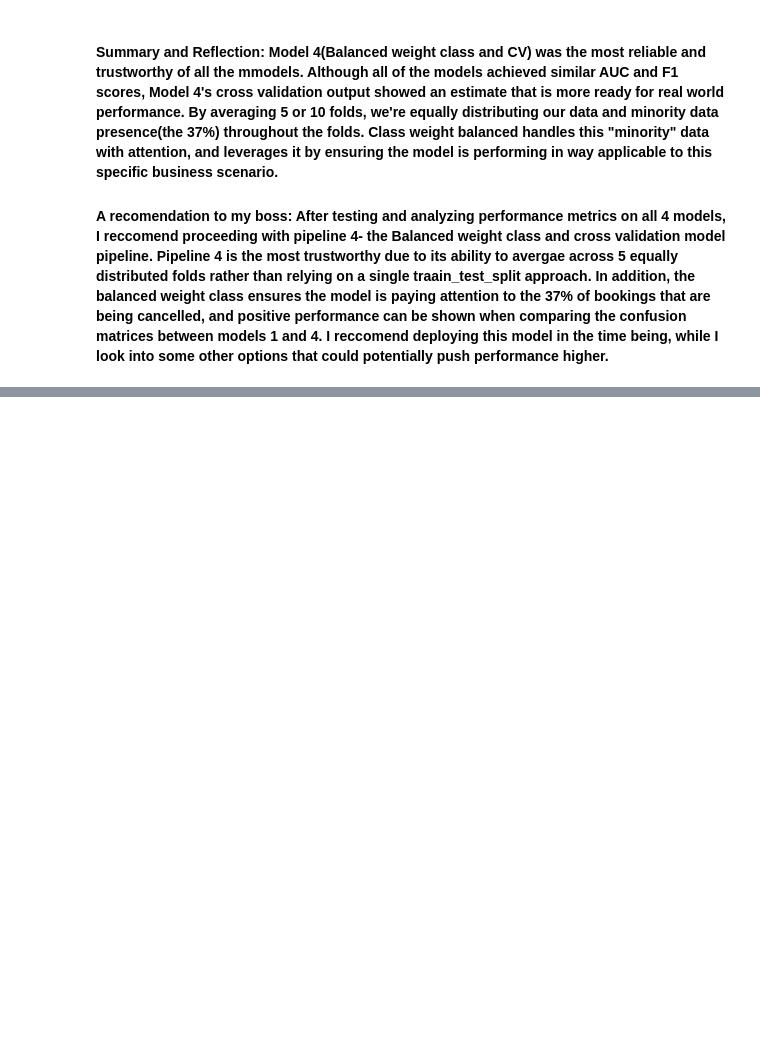
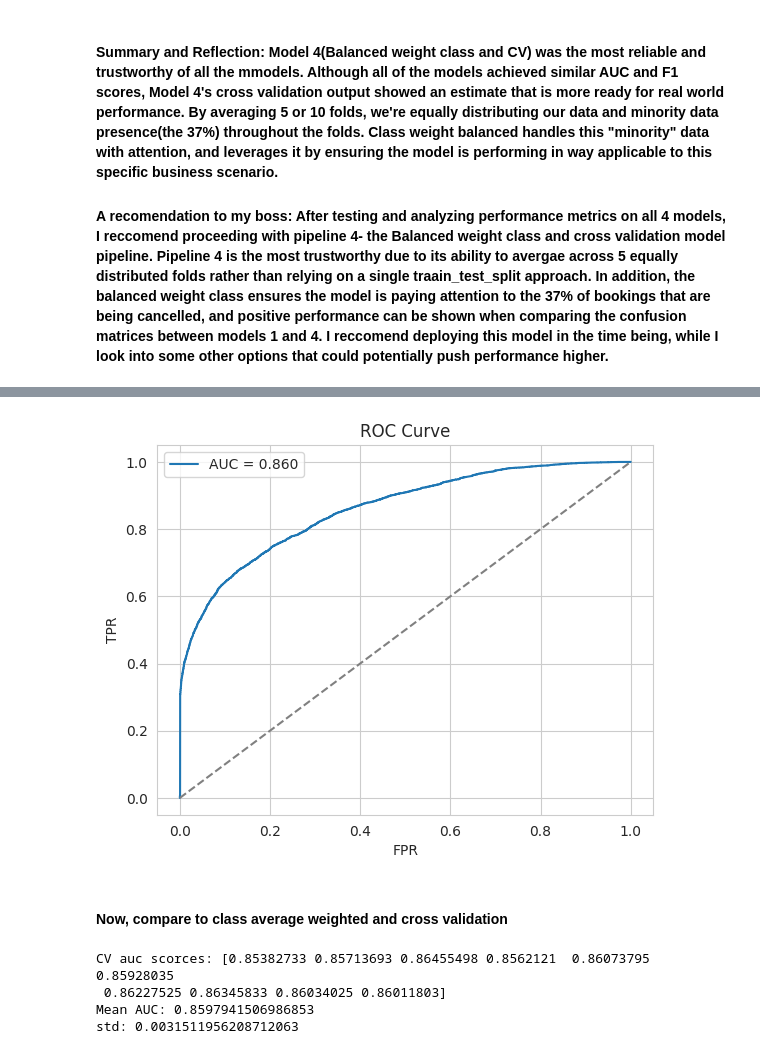
Before and after one commit to Mattcben1/Week9, a Jupyter notebook: hotel_cancellation_lab.ipynb, the cells around one changed output, grey strips where cells are left out. Drawn from its saved outputs; the diff is of its cells as text; code cells hidden in the pictures; blank space fills up the shorter version.

```diff
--- a/hotel_cancellation_lab.ipynb
+++ b/hotel_cancellation_lab.ipynb
@@ -535,0 +687,21 @@ the rankings of the coeficients
+# %%
+# ROC, determining model performance as I slide the decided threshold to different values for model prediction
+# The ideal point would be in the top left corner
+# AUC determines the area under the curve, the higher the better the model is performing
+
+# fpr and tpr becing computed by roc_curve at every threshold
+#roc_auc_score measures auc
+
+fpr, tpr, _ = roc_curve(y_test, y_prob)
+auc = roc_auc_score(y_test, y_prob)
+plt.plot(fpr, tpr, label=f'AUC = {auc:.3f}')
+plt.plot([0,1], [0,1],'--', color='grey') # plotting the baseline, the curver should hopefully be above this
+plt.xlabel('FPR')
+plt.ylabel('TPR')
+plt.title('ROC Curve')
+plt.legend()
+plt.show()
+# %% [output]
+[figure, added]
+# %% [markdown]
+#### Now, compare to class average weighted and cross validation
@@ -535,0 +713,16 @@ the rankings of the coeficients
+# %%
+# STF splits the training data into 5 folds
+# Shuffle=True shuffles the data before splitting it, ensuring an equal distribution of classes per fold
+cv = StratifiedKFold(n_splits=10, shuffle=True, random_state=42)
+
+#crossvalscore is tthe function training and evaluating the pipeline5_exstension across the 5 folds
+cv_scores= cross_val_score(pipeline5_exstension, X_train, y_train, cv=cv, scoring='roc_auc')
+
+print('CV auc scorces:', cv_scores)
+print('Mean AUC:', cv_scores.mean())
+print('std:', cv_scores.std())
+# %% [output]
+CV auc scorces: [0.85382733 0.85713693 0.86455498 0.8562121  0.86073795 0.85928035
+ 0.86227525 0.86345833 0.86034025 0.86011803]
+Mean AUC: 0.8597941506986853
+std: 0.0031511956208712063
```
Also changed, not shown: parts of 15 cells of this notebook.
